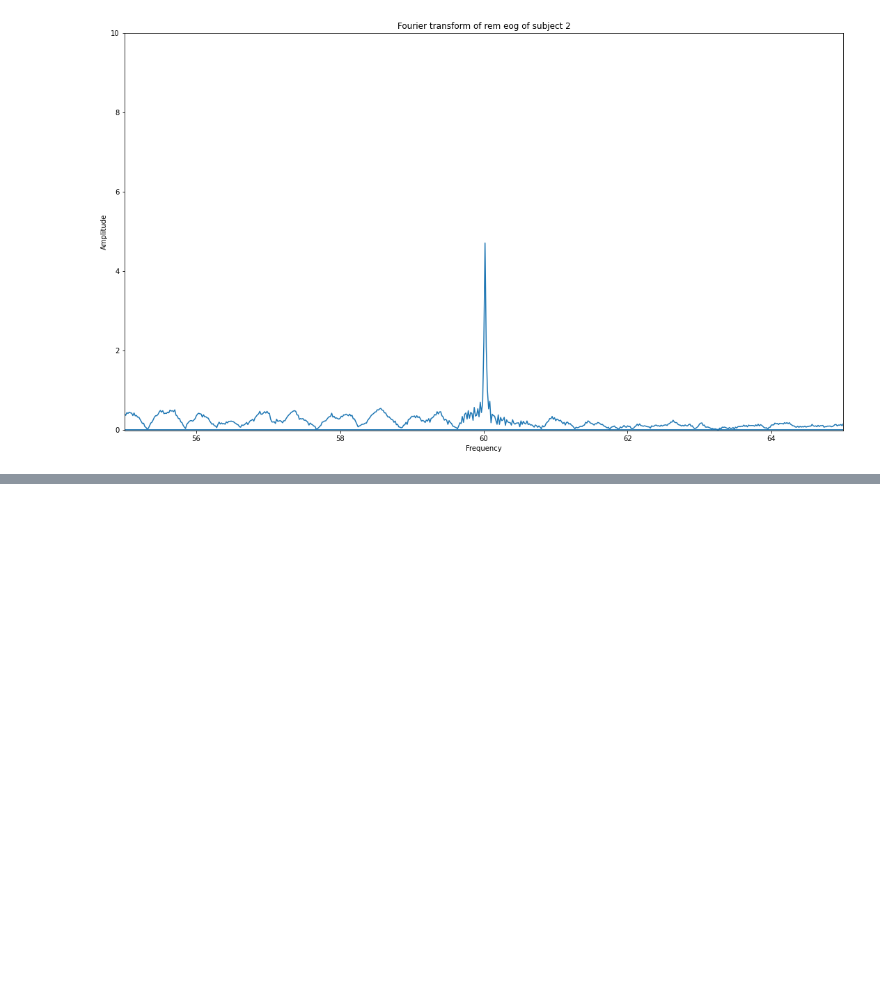
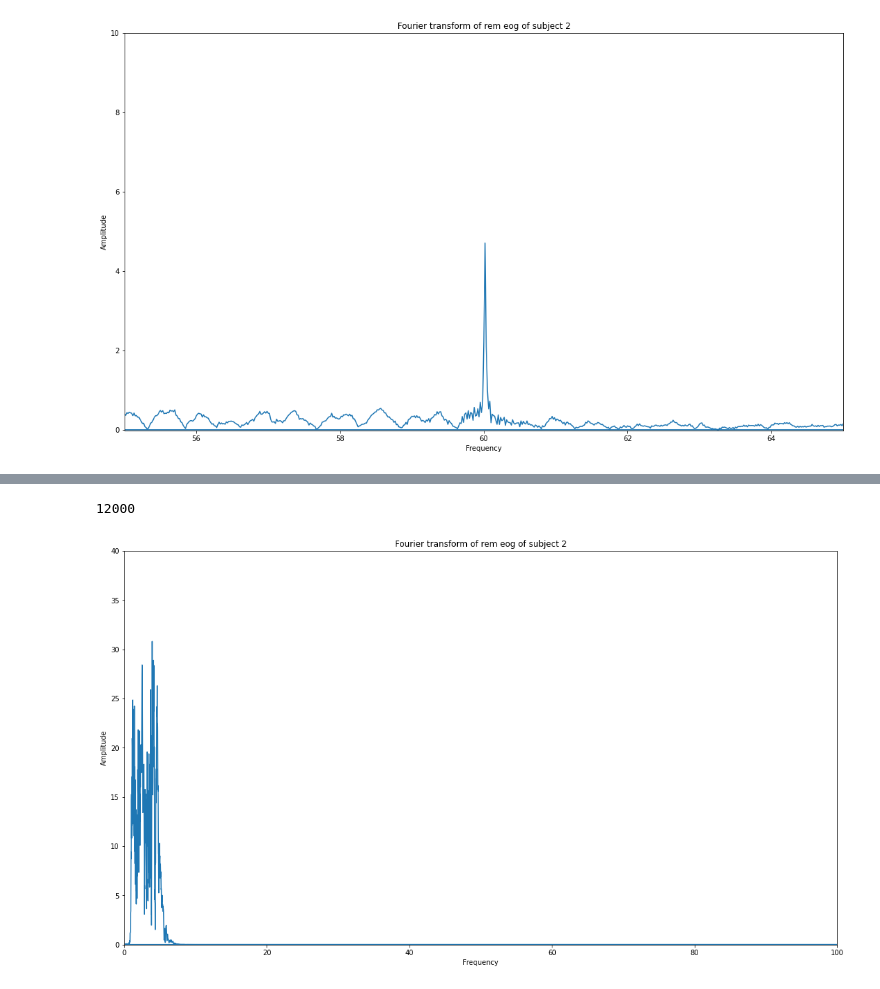
Before and after one commit to aerehn/DTEK0086, a Jupyter notebook: App5_Sleep_stage_classification_using_electromyography_and_electro_oculography_.ipynb, the cells around one changed output, grey strips where cells are left out. Saved outputs shown, nothing was run; the diff lists cells and outputs as text; code cells hidden in the pictures; blank space fills up the shorter version.

Commit message:
Experimented with feature extraction and pca. Everything is subject to change

```diff
--- a/App5_Sleep_stage_classification_using_electromyography_and_electro_oculography_.ipynb
+++ b/App5_Sleep_stage_classification_using_electromyography_and_electro_oculography_.ipynb
@@ -239,0 +368,7 @@ The same will have to be done to the EOG samples.
+# %%
+filtered_awake_eog_data=butter_bandpass_filter(awake_data2["eog"][0:-1],fs=200)
+print(len(filtered_awake_eog_data))
+plot_fourier_transform(filtered_awake_eog_data, "Fourier transform of rem eog of subject 2", fs=200,xlim=(0,100),ylim=(-0.01,40))
+# %% [output]
+12000
+[figure, added]
```
Also changed, not shown: parts of 18 cells of this notebook.
